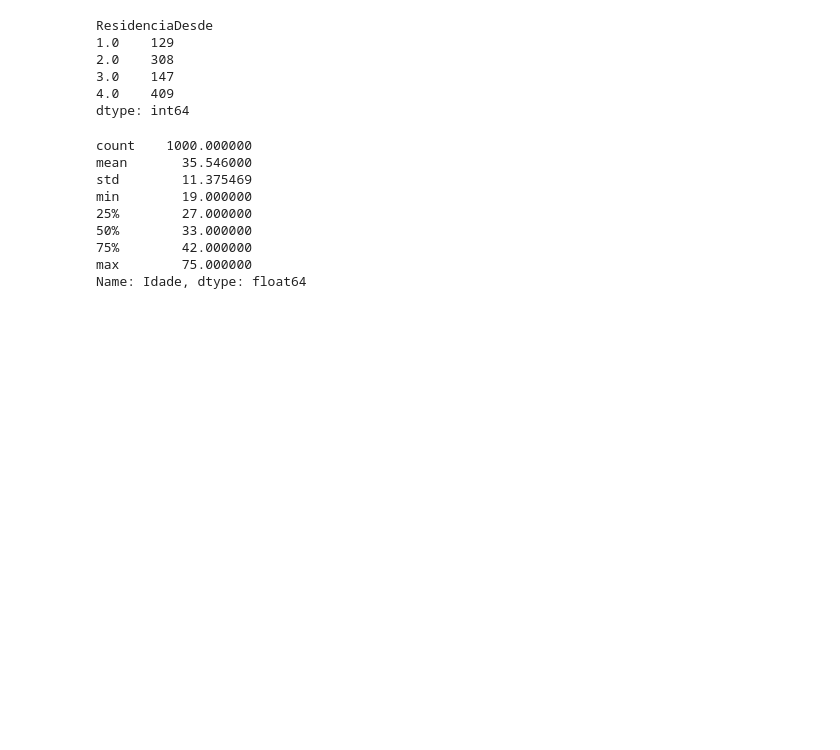
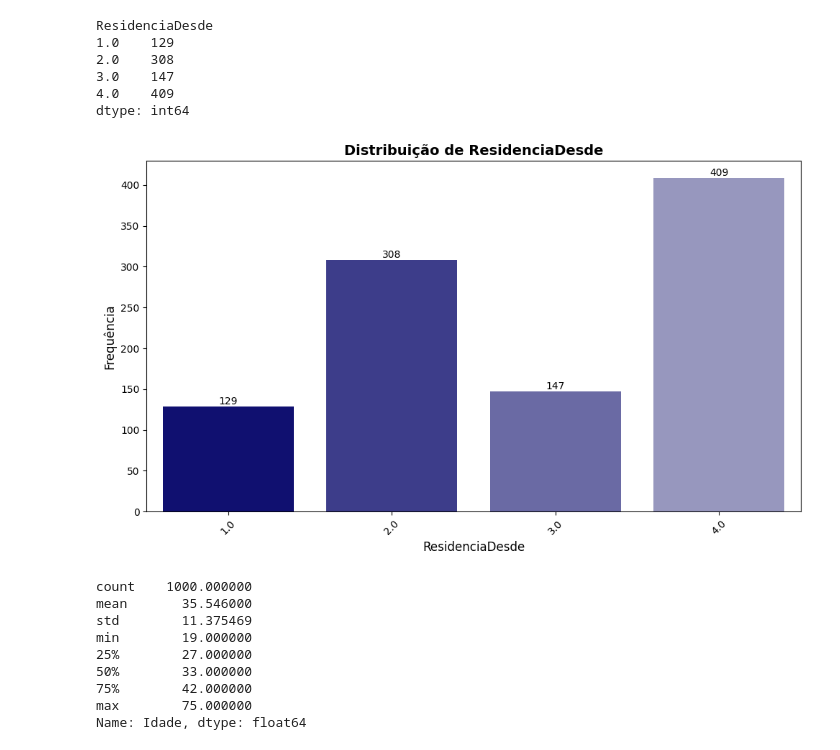
Before and after one commit to Ryans007/DateWithPython, a Jupyter notebook: Projeto Final/projeto_final.ipynb, the cells around one changed output. Saved outputs shown, nothing was run; the diff lists cells and outputs as text; code cells hidden in the pictures; blank space fills up the shorter version.

```diff
--- a/Projeto Final/projeto_final.ipynb
+++ b/Projeto Final/projeto_final.ipynb
@@ -280,6 +282,11 @@ ResidenciaDesde
 3.0    147
 4.0    409
 dtype: int64
+# %%
+# Gráficos
+my_barplot_single(df_credito, 'ResidenciaDesde')
+# %% [output]
+[figure, added]
 # %%
 # Coluna Idade
 df_credito['Idade'].describe()
```
Also changed, not shown: parts of 30 cells of this notebook, 1 other file.
